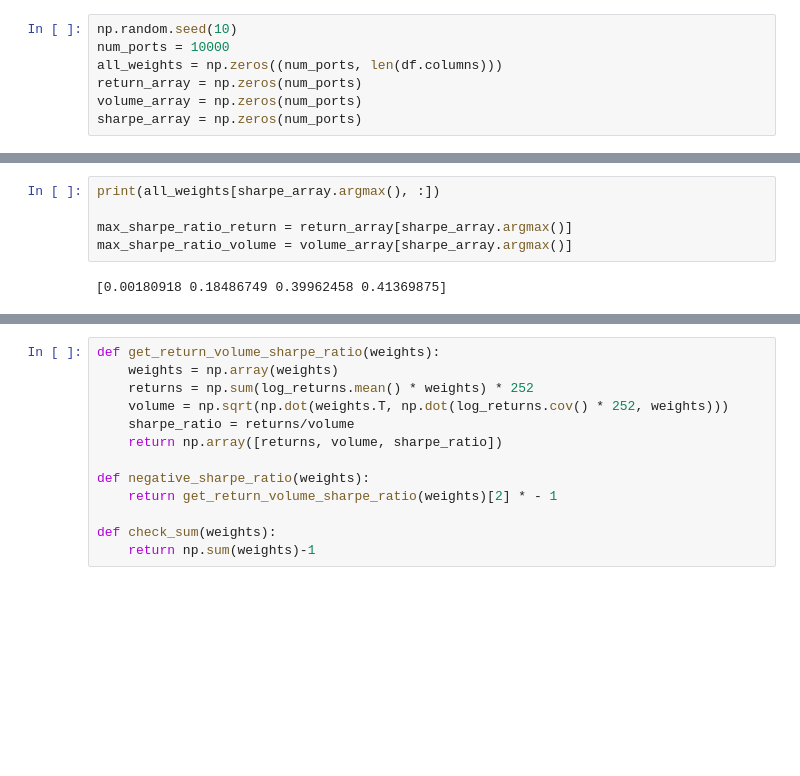
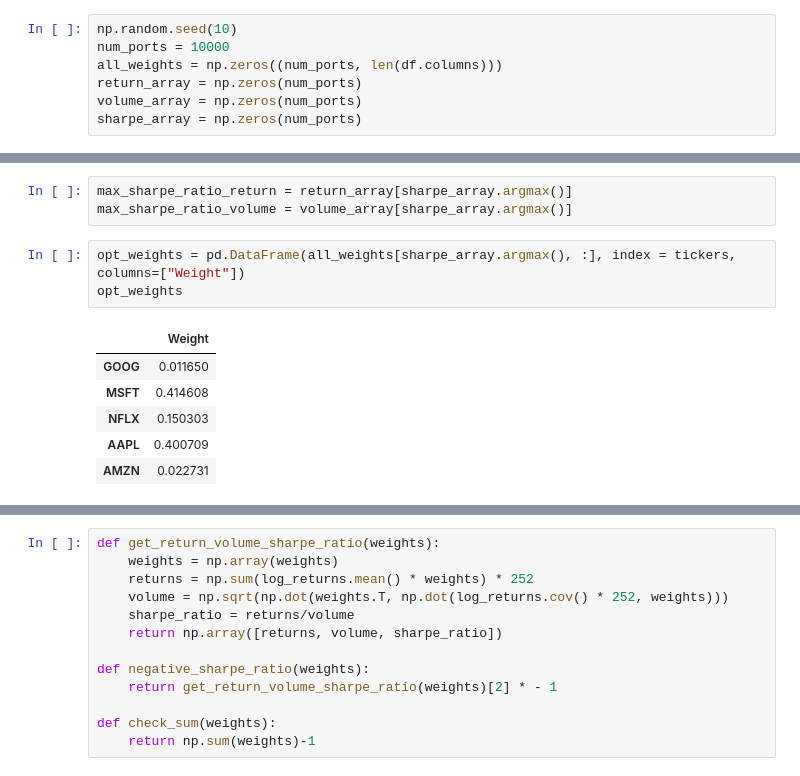
Before and after one commit to paras-a/Finance, a Jupyter notebook: Markowitz.ipynb, the cells around one changed output, grey strips where cells are left out. Cells and saved outputs as stored; diff of their text form; blank space fills up the shorter version.

```diff
--- a/Markowitz.ipynb
+++ b/Markowitz.ipynb
@@ -70,9 +77,15 @@ Location in the array: 695
 # %%
-print(all_weights[sharpe_array.argmax(), :])
-
 max_sharpe_ratio_return = return_array[sharpe_array.argmax()]
 max_sharpe_ratio_volume = volume_array[sharpe_array.argmax()]
-# %% [output]
-[0.00180918 0.18486749 0.39962458 0.41369875]
+# %%
+opt_weights = pd.DataFrame(all_weights[sharpe_array.argmax(), :], index = tickers, columns=["Weight"])
+opt_weights
+# %% [output]
+|  | Weight |
+| GOOG | 0.011650 |
+| MSFT | 0.414608 |
+| NFLX | 0.150303 |
+| AAPL | 0.400709 |
+| AMZN | 0.022731 |
 # %%
 plt.figure(figsize=(20, 10))
```
Also changed, not shown: parts of 13 cells of this notebook.
